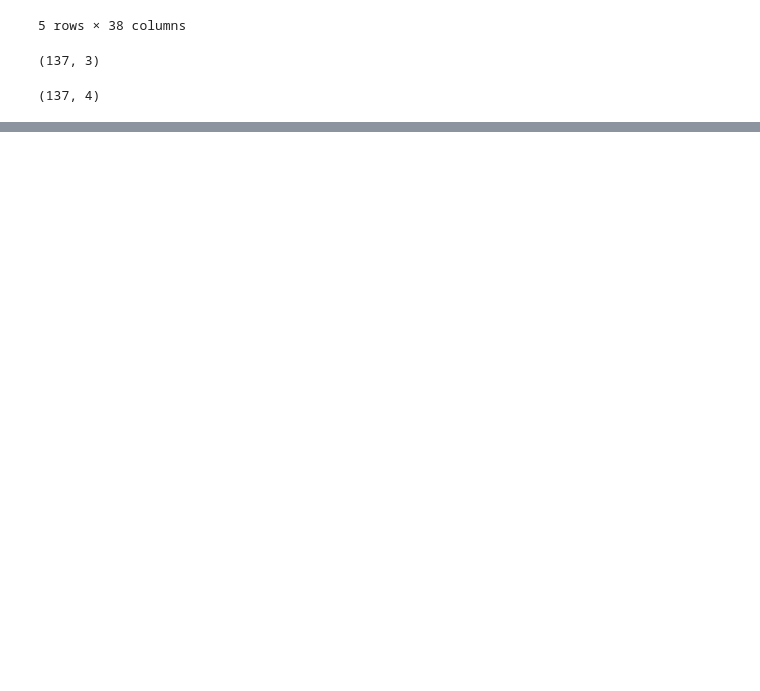
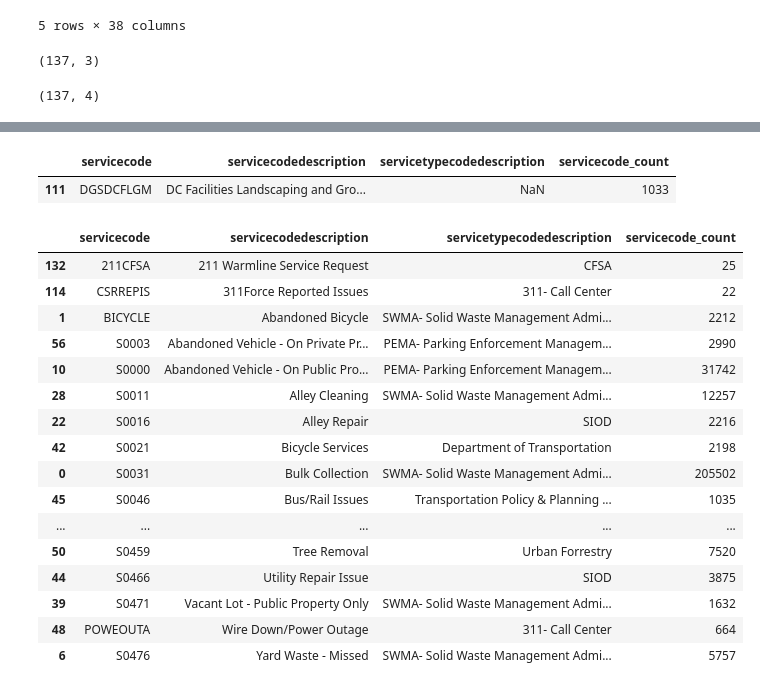
Before and after one commit to FeldmanMike/dc311, a Jupyter notebook: notebooks/02_exploration_for_streamlit_app.ipynb, the cells around one changed output, grey strips where cells are left out. Drawn from its saved outputs; the diff is of its cells as text; code cells hidden in the pictures; blank space fills up the shorter version.

```diff
--- a/notebooks/02_exploration_for_streamlit_app.ipynb
+++ b/notebooks/02_exploration_for_streamlit_app.ipynb
@@ -32 +40,26 @@ service_codes.shape
+# %%
+service_codes[service_codes['servicecode'] == 'DGSDCFLGM']
+# %% [output]
+|  | servicecode | servicecodedescription | servicetypecodedescription | servicecode_count |
+| 111 | DGSDCFLGM | DC Facilities Landscaping and Gro... | NaN | 1033 |
+# %%
+service_codes.sort_values(by='servicecodedescription')
+# %% [output]
+|  | servicecode | servicecodedescription | servicetypecodedescription | servicecode_count |
+| 132 | 211CFSA | 211 Warmline Service Request | CFSA | 25 |
+| 114 | CSRREPIS | 311Force Reported Issues | 311- Call Center | 22 |
+| 1 | BICYCLE | Abandoned Bicycle | SWMA- Solid Waste Management Admi... | 2212 |
+| 56 | S0003 | Abandoned Vehicle - On Private Pr... | PEMA- Parking Enforcement Managem... | 2990 |
+| 10 | S0000 | Abandoned Vehicle - On Public Pro... | PEMA- Parking Enforcement Managem... | 31742 |
+| 28 | S0011 | Alley Cleaning | SWMA- Solid Waste Management Admi... | 12257 |
+| 22 | S0016 | Alley Repair | SIOD | 2216 |
+| 42 | S0021 | Bicycle Services | Department of Transportation | 2198 |
+| 0 | S0031 | Bulk Collection | SWMA- Solid Waste Management Admi... | 205502 |
+| 45 | S0046 | Bus/Rail Issues | Transportation Policy & Planning ... | 1035 |
+| ... | ... | ... | ... | ... |
+| 50 | S0459 | Tree Removal | Urban Forrestry | 7520 |
+| 44 | S0466 | Utility Repair Issue | SIOD | 3875 |
+| 39 | S0471 | Vacant Lot - Public Property Only | SWMA- Solid Waste Management Admi... | 1632 |
+| 48 | POWEOUTA | Wire Down/Power Outage | 311- Call Center | 664 |
+| 6 | S0476 | Yard Waste - Missed | SWMA- Solid Waste Management Admi... | 5757 |
 # %%
```
Also changed, not shown: parts of 13 cells of this notebook, 1 other file.
